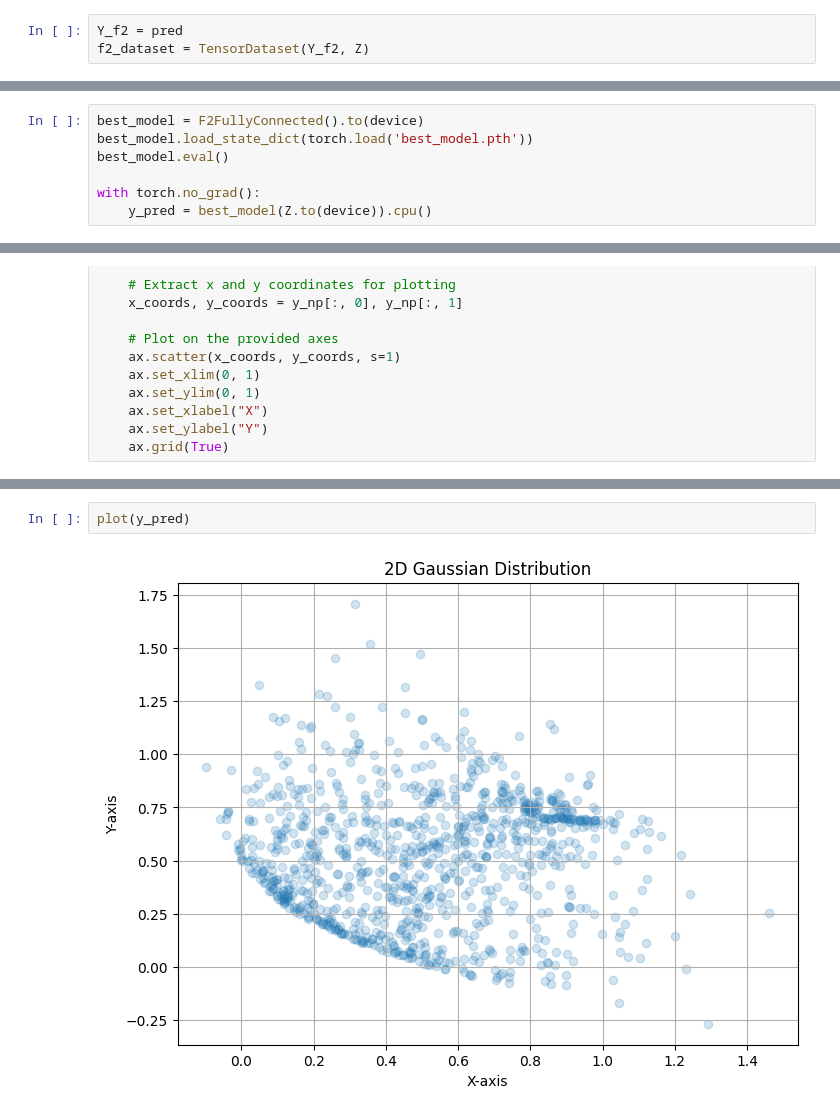
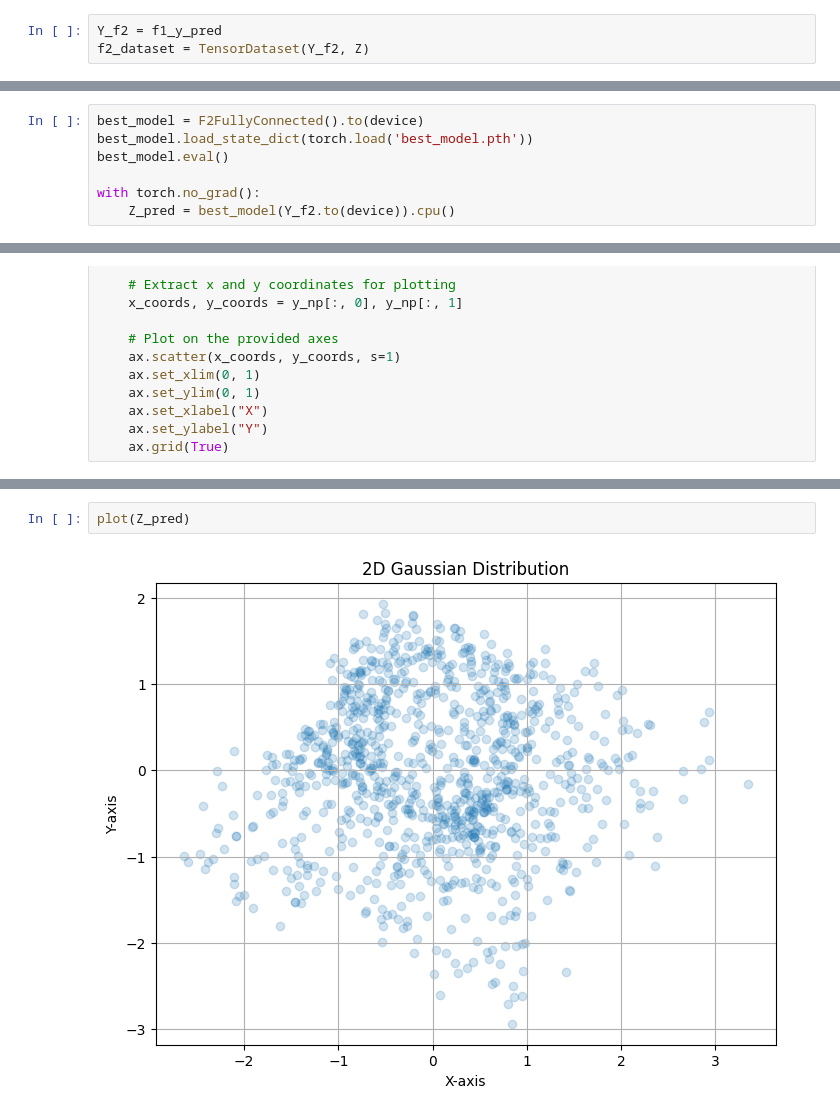
Before and after one commit to felixzhao/AIML425-ASSN-2, a Jupyter notebook: AIML425_Assn_2_Q4_1e-04.ipynb, the cells around one changed output, grey strips where cells are left out. Saved outputs shown, nothing was run; the diff lists cells and outputs as text.

```diff
--- a/AIML425_Assn_2_Q4_1e-04.ipynb
+++ b/AIML425_Assn_2_Q4_1e-04.ipynb
@@ -239,7 +239,7 @@ plt.show()
 # %% [markdown]
 # Train f2
 # %%
-Y_f2 = pred
+Y_f2 = f1_y_pred
 f2_dataset = TensorDataset(Y_f2, Z)
 # %%
 class F2FullyConnected(nn.Module):
@@ -322,7 +322,7 @@ best_model.load_state_dict(torch.load('best_model.pth'))
 best_model.eval()
 
 with torch.no_grad():
-    y_pred = best_model(Z.to(device)).cpu()
+    Z_pred = best_model(Y_f2.to(device)).cpu()
 # %%
 def plot_loss(losses, ax):
     ax.set_title("Training and Validation Loss of Model")
@@ -375,4 +375,4 @@ plot(Y)
 # %%
-plot(y_pred)
+plot(Z_pred)
 # %% [output]
-[figure, old version]
+[figure, new version]
```
Also changed, not shown: parts of 11 cells of this notebook.
